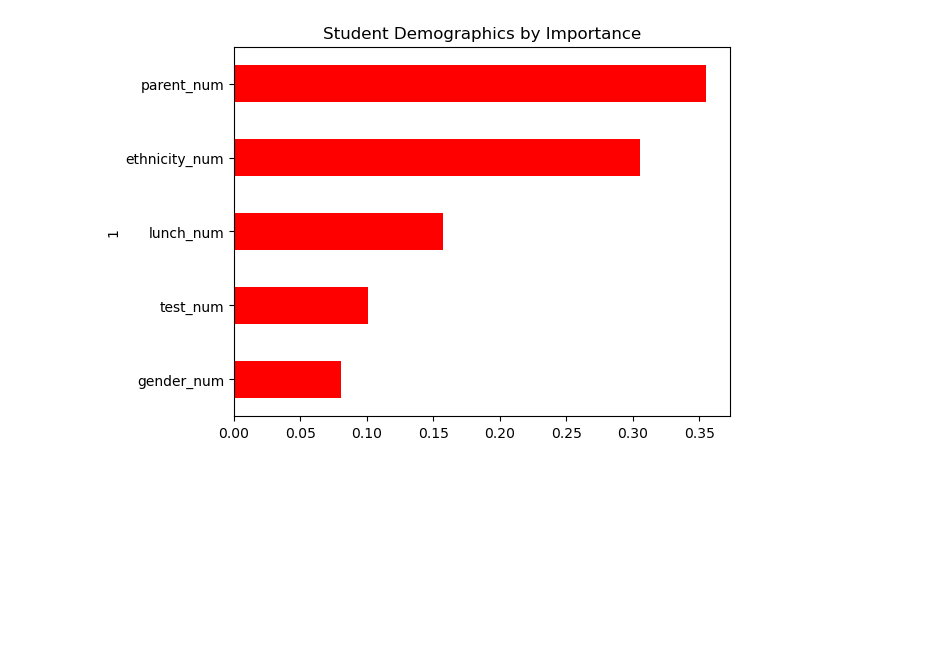
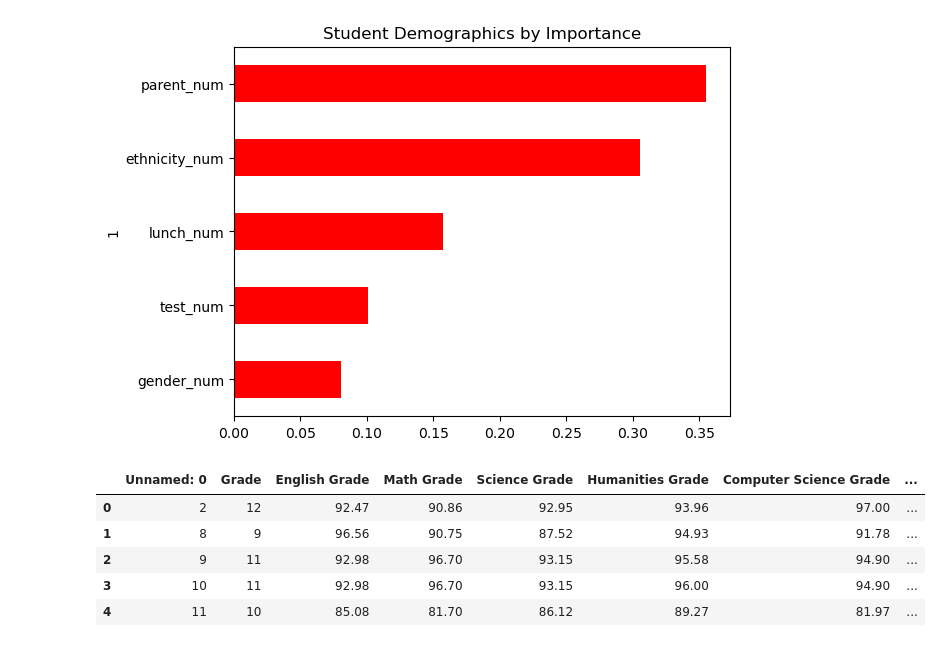
Before and after one commit to gamountainmama/data_dames, a Jupyter notebook: features_ranking.ipynb, the cells around one changed output. Saved outputs shown, nothing was run; the diff lists cells and outputs as text; code cells hidden in the pictures; blank space fills up the shorter version.

```diff
--- a/features_ranking.ipynb
+++ b/features_ranking.ipynb
@@ -359,3 +359,14 @@ importances_sorted.plot(kind='barh', color='red', title= 'Student Demographics b
 # %% [output]
 <AxesSubplot:title={'center':'Student Demographics by Importance'}, ylabel='1'>
 [figure]
+# %%
+# Import the csv
+fl_df = pd.read_csv("FloridaData/combined_fl_data.csv")
+fl_df.head()
+# %% [output]
+|  | Unnamed: 0 | Grade | English Grade | Math Grade | Science Grade | Humanities Grade | Computer Science Grade | ... |
+| 0 | 2 | 12 | 92.47 | 90.86 | 92.95 | 93.96 | 97.00 | ... |
+| 1 | 8 | 9 | 96.56 | 90.75 | 87.52 | 94.93 | 91.78 | ... |
+| 2 | 9 | 11 | 92.98 | 96.70 | 93.15 | 95.58 | 94.90 | ... |
+| 3 | 10 | 11 | 92.98 | 96.70 | 93.15 | 96.00 | 94.90 | ... |
+| 4 | 11 | 10 | 85.08 | 81.70 | 86.12 | 89.27 | 81.97 | ... |
```
Also changed, not shown: parts of 15 cells of this notebook.
